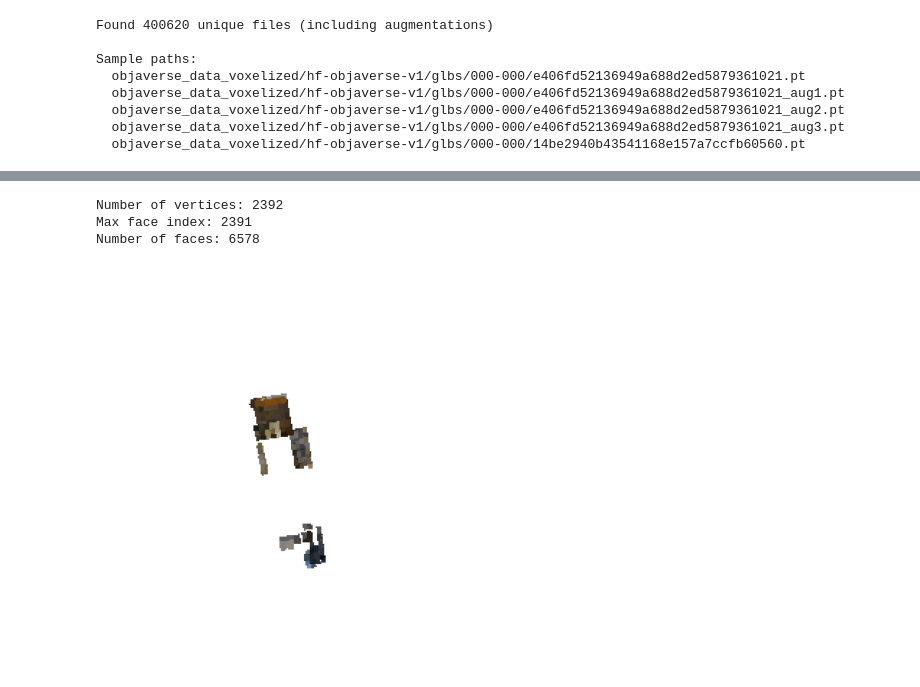
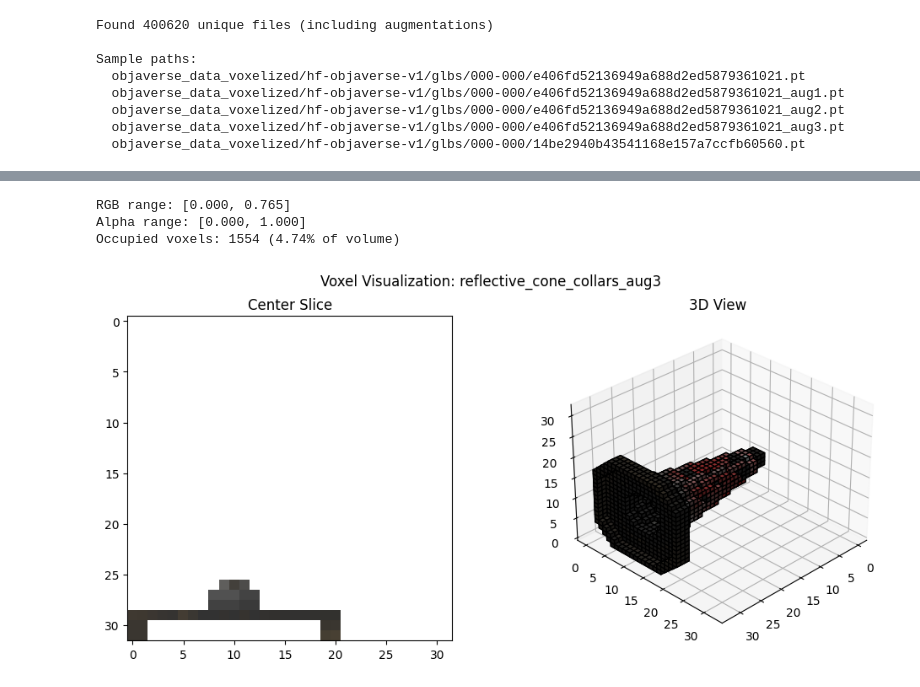
Before and after one commit to PeterAMassih/3D-BlockGen, a Jupyter notebook: run.ipynb, the cells around one changed output, grey strips where cells are left out. Drawn from its saved outputs; the diff is of its cells as text; code cells hidden in the pictures.

```diff
--- a/run.ipynb
+++ b/run.ipynb
@@ -154,7 +138,9 @@ Occupied voxels: 1305 (3.98% of volume)
-# %%
-inferencer.visualize_samples_p3d(torch.load("objaverse_data_voxelized/hf-objaverse-v1/glbs/000-003/00235e43d24c45dfb2206145cc8b4710.pt", map_location=torch.device("cuda")))
-# %% [output]
-Number of vertices: 2392
-Max face index: 2391
-Number of faces: 6578
-[figure, removed]
+# %%
+from blockgen.utils import plot_voxel_tensor
+
+plot_voxel_tensor("finetune_voxelized/reflective_cone_collars_aug3.pt")
+# %% [output]
+RGB range: [0.000, 0.765]
+Alpha range: [0.000, 1.000]
+Occupied voxels: 1554 (4.74% of volume)
+[figure, added]
```
Also changed, not shown: parts of 7 cells of this notebook, 2 other files.
